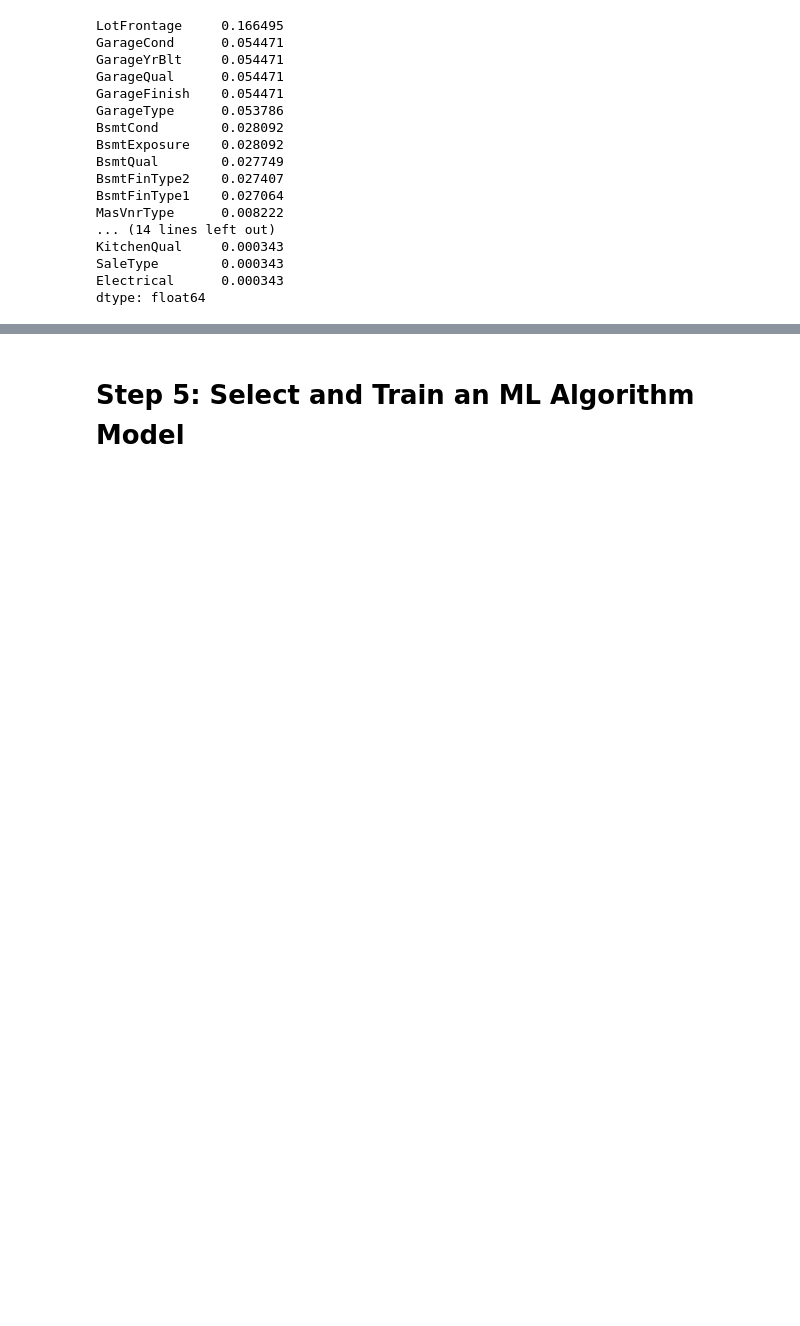
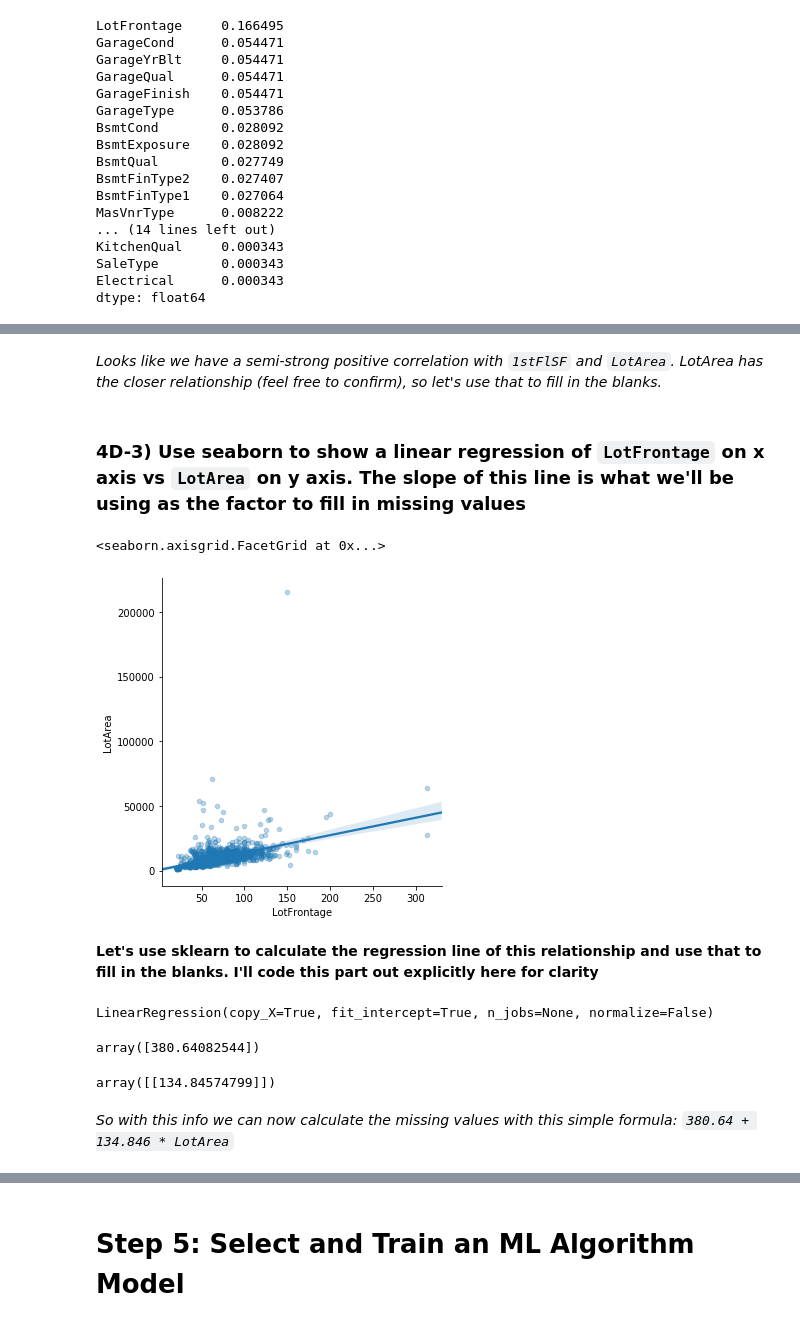
Before and after one commit to BrianLDev/House_Price_Kaggle_Template, a Jupyter notebook: House_Price_Kaggle_Template.ipynb, the cells around one changed output, grey strips where cells are left out. Drawn from its saved outputs; the diff is of its cells as text; code cells hidden in the pictures; blank space fills up the shorter version.

```diff
--- a/House_Price_Kaggle_Template.ipynb
+++ b/House_Price_Kaggle_Template.ipynb
@@ -411,0 +441,31 @@ dtype: float64
+# %% [markdown]
+*Looks like we have a semi-strong positive correlation with `1stFlSF` and `LotArea`.  LotArea has the closer relationship (feel free to confirm), so let's use that to fill in the blanks.*
+# %% [markdown]
+### 4D-3) Use seaborn to show a linear regression of `LotFrontage` on x axis vs `LotArea` on y axis.  The slope of this line is what we'll be using as the factor to fill in missing values
+# %%
+sns.lmplot(x='LotFrontage', y='LotArea', data=combined, scatter_kws={"s": 20, "alpha": .3})
+# %% [output]
+<seaborn.axisgrid.FacetGrid at 0x...>
+[figure, added]
+# %% [markdown]
+**Let's use sklearn to calculate the regression line of this relationship and use that to fill in the blanks.  I'll code this part out explicitly here for clarity**
+# %%
+from sklearn import linear_model
+lr = linear_model.LinearRegression()
+X = combined.dropna(subset=['LotFrontage'])['LotFrontage'].values.reshape(-1,1)
+Y = combined.dropna(subset=['LotFrontage'])['LotArea'].values.reshape(-1,1)
+lr.fit(X, Y)
+# %% [output]
+LinearRegression(copy_X=True, fit_intercept=True, n_jobs=None, normalize=False)
+# %%
+# get the y intercept
+lr.intercept_
+# %% [output]
+array([380.64082544])
+# %%
+# get the slope of the regression line
+lr.coef_
+# %% [output]
+array([[134.84574799]])
+# %% [markdown]
+*So with this info we can now calculate the missing values with this simple formula: `380.64 + 134.846 * LotArea`*
```
Also changed, not shown: parts of 9 cells of this notebook.
